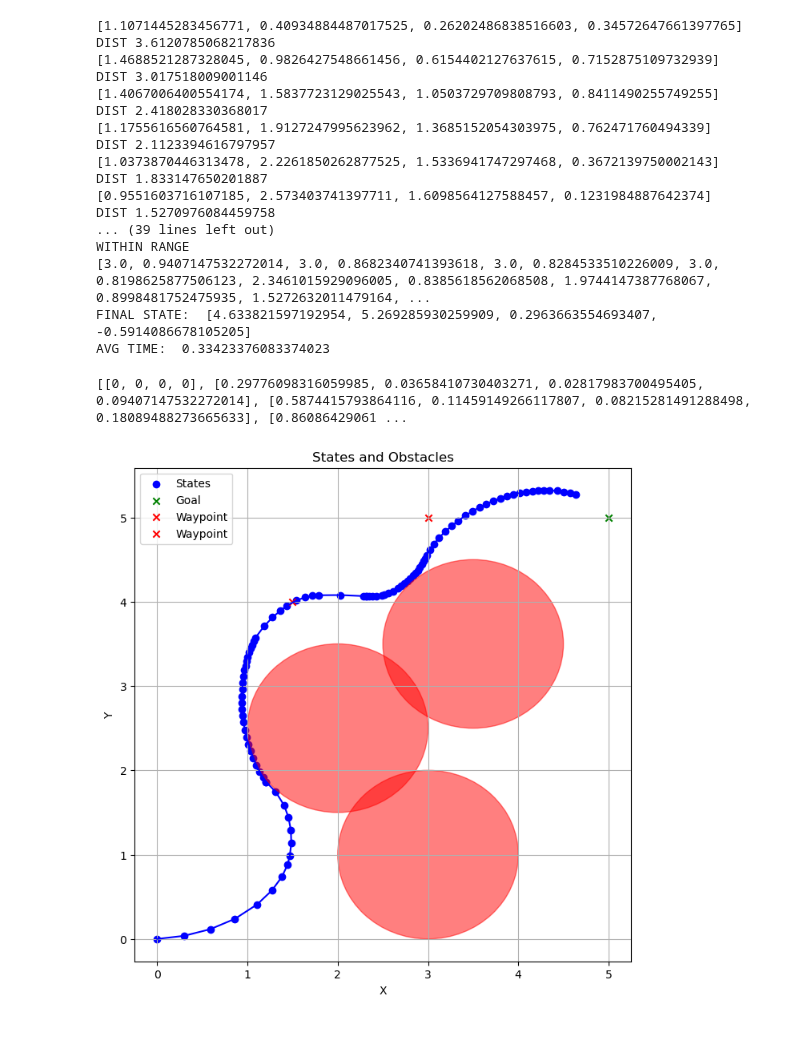
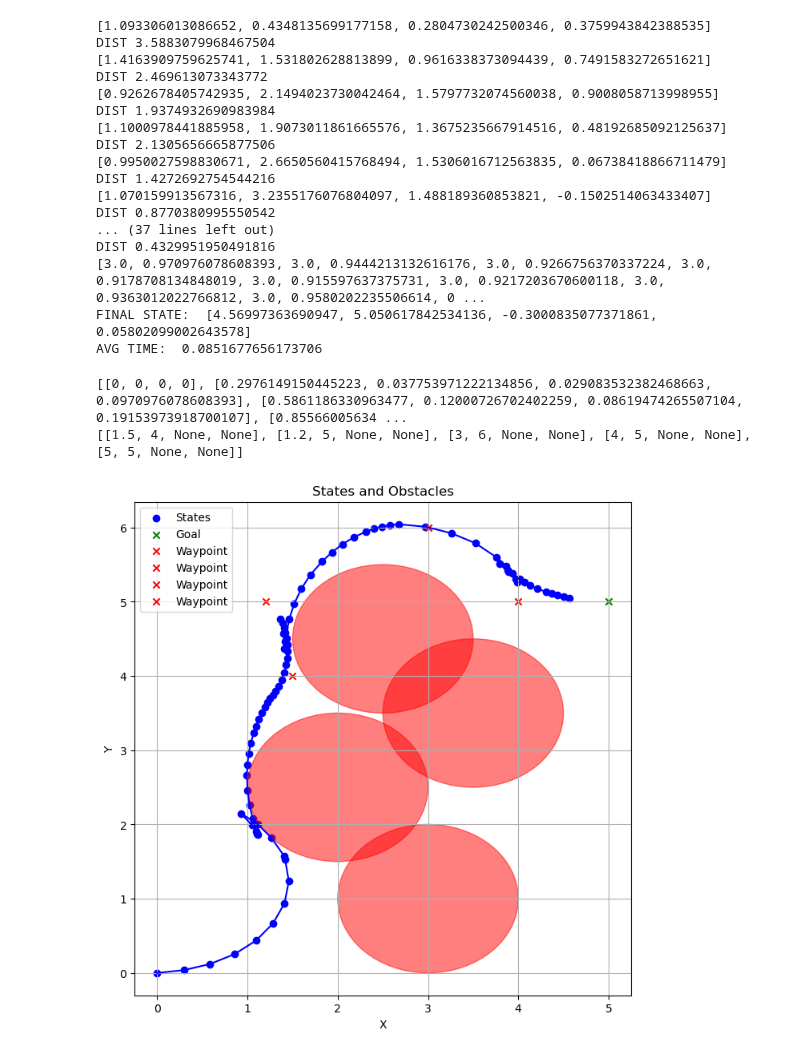
Before and after one commit to cornellev/Local_and_Global_Planning, a Jupyter notebook: local_sim/BicycleKinematics.ipynb, the cells around one changed output. Saved outputs shown, nothing was run; the diff lists cells and outputs as text; code cells hidden in the pictures.

Commit message:
Changed state costs, experimented with negative movement, works well.

```diff
--- a/local_sim/BicycleKinematics.ipynb
+++ b/local_sim/BicycleKinematics.ipynb
@@ -103,7 +103,7 @@ class State:
 from scipy.optimize import minimize, NonlinearConstraint
 
 class Optimizer:
-    def __init__(self, initial_state, waypoints, dT, per_state_cost_function, final_state_cost_function, goal, obstacles, input_bounds, additional_constraints=lambda x: 0):
+    def __init__(self, initial_state, waypoints, dT, N, per_state_cost_function, final_state_cost_function, goal, obstacles, input_bounds, additional_constraints=lambda x: 0):
         self.state = initial_state
         self.waypoints = waypoints
         self.state_cost = per_state_cost_function
@@ -113,12 +113,13 @@ class Optimizer:
         self.dT = dT
         self.additional_constraints = additional_constraints
         self.input_bounds = input_bounds
+        self.N = N
 
     def cost(self, x):
         waypoint_weight = 1
         goal_weight = .1
 
-        x = np.reshape(x, (-1, 2))
+        x = np.reshape(x, (self.N, 2))
         through_waypoint = float('inf')
 
         state = self.state.copy()
@@ -128,7 +129,11 @@ class Optimizer:
             through_waypoint = dist_to_waypoint
 
         cost = 0
+
         for i in x:
+            # if i[0] < 0:
+            #    cost += 10 * i[0]
+
             state.update(i[0], i[1], self.dT)
 
             dist_to_waypoint = ((state.position[0] - self.waypoints[0].position[0])**2 + (state.position[1] - self.waypoints[0].position[1])**2)**.5
@@ -256,12 +261,13 @@ def final_state_cost_function(state, goal):
 initial_state = State(1, [0, 0], 0, 0, position_bounds=[[-10, 10], [-10, 10]], ang_bounds=[None, None], st_ang_bounds=[-np.pi/3, np.pi/3])
 goal_state = State(1, [5, 5], None, None, position_bounds=[[-10, 10], [-10, 10]], ang_bounds=[None, None], st_ang_bounds=[-np.pi/3, np.pi/3])
 
-obstacles = [[2, 2.5, 1], [3, 1, 1], [3.5, 3.5, 1]]
-waypoints = [[1.5, 4, None, None], [3, 5, None, None], [goal_state.position[0], goal_state.position[1], None, None]]
+obstacles = [[2, 2.5, 1], [3, 1, 1], [3.5, 3.5, 1], [2.5, 4.5, 1]]
+waypoints = [[1.5, 4, None, None], [1.2, 5, None, None], [3, 6, None, None], [4, 5, None, None], [goal_state.position[0], goal_state.position[1], None, None]]
+
 # waypoints = [[goal_state.position[0], goal_state.position[1], None, None]]
 
 dT = .1
-N = 20
+N = 10
 
 # optimizer = Optimizer(initial_state, waypoints, dT, per_state_cost_function, final_state_cost_function, goal_state, obstacles, [[-3, 3], [-np.pi/4, np.pi/4]])
 # optimal_inputs = optimizer.calculate_optimal_input([2/dT/N, 0], N)
@@ -283,14 +289,16 @@ def within_range(state, waypoint):
 
     return dist_ <= range_
 
-while len(waypoints) > 0:
+waypoints_copy = waypoints.copy()
+
+while len(waypoints_copy) > 0:
     start_time = time.time()
-    optimizer = Optimizer(state.copy(), [State.fromRawState(way) for way in waypoints], dT, per_state_cost_function, final_state_cost_function, goal_state, obstacles, [[0, 3], [-np.pi/3, np.pi/3]])
+    optimizer = Optimizer(state.copy(), [State.fromRawState(way) for way in waypoints_copy], dT, N, per_state_cost_function, final_state_cost_function, goal_state, obstacles, [[0, 3], [-np.pi/3, np.pi/3]])
     # optimal_inputs = optimizer.calculate_optimal_input([2/dT/N, 0], N)
 
     # Set initial velocity and angle based on next waypoint
 
-    current_to_waypoint_vector = np.array([waypoints[0][0] - state.position[0], waypoints[0][1] - state.position[1]])
+    current_to_waypoint_vector = np.array([waypoints_copy[0][0] - state.position[0], waypoints_copy[0][1] - state.position[1]])
 
     current_to_waypoint_needed_velocity = np.linalg.norm(current_to_waypoint_vector) / dT / N
     current_to_waypoint_needed_steering_angle = (np.arctan2(current_to_waypoint_vector[1], current_to_waypoint_vector[0]) - state.heading_angle) / dT / N
@@ -315,33 +323,33 @@ while len(waypoints) > 0:
 
     print(state.raw_state())
 
-    if within_range(state, waypoints[0]):
-        if within_range(state, waypoints[-1]):
-            print("WITHIN RANGE")
+    if within_range(state, waypoints_copy[0]):
+        print("WITHIN RANGE")
+        if within_range(state, waypoints_copy[-1]):
             break
-        waypoints.pop(0)
+        waypoints_copy.pop(0)
 
 print(total_inputs)
 print("FINAL STATE: ", state.raw_state())
 print("AVG TIME: ", time_spent / iters_spent)
 # %% [output]
-[1.1071445283456771, 0.40934884487017525, 0.26202486838516603, 0.34572647661397765]
-DIST 3.6120785068217836
-[1.4688521287328045, 0.9826427548661456, 0.6154402127637615, 0.7152875109732939]
-DIST 3.017518009001146
-[1.4067006400554174, 1.5837723129025543, 1.0503729709808793, 0.8411490255749255]
-DIST 2.418028330368017
-[1.1755616560764581, 1.9127247995623962, 1.3685152054303975, 0.762471760494339]
-DIST 2.1123394616797957
-[1.0373870446313478, 2.2261850262877525, 1.5336941747297468, 0.3672139750002143]
-DIST 1.833147650201887
-[0.9551603716107185, 2.573403741397711, 1.6098564127588457, 0.1231984887642374]
-DIST 1.5270976084459758
-... (39 lines left out)
-WITHIN RANGE
-[3.0, 0.9407147532272014, 3.0, 0.8682340741393618, 3.0, 0.8284533510226009, 3.0, 0.8198625877506123, 2.3461015929096005, 0.8385618562068508, 1.9744147387768067, 0.8998481752475935, 1.5272632011479164, ...
-FINAL STATE:  [4.633821597192954, 5.269285930259909, 0.2963663554693407, -0.5914086678105205]
-AVG TIME:  0.33423376083374023
+[1.093306013086652, 0.4348135699177158, 0.2804730242500346, 0.3759943842388535]
+DIST 3.5883079968467504
+[1.4163909759625741, 1.531802628813899, 0.9616338373094439, 0.7491583272651621]
+DIST 2.469613073343772
+[0.9262678405742935, 2.1494023730042464, 1.5797732074560038, 0.9008058713998955]
+DIST 1.9374932690983984
+[1.1000978441885958, 1.9073011861665576, 1.3675235667914516, 0.48192685092125637]
+DIST 2.1305656665877506
+[0.9950027598830671, 2.6650560415768494, 1.5306016712563835, 0.06738418866711479]
+DIST 1.4272692754544216
+[1.070159913567316, 3.2355176076804097, 1.488189360853821, -0.1502514063433407]
+DIST 0.8770380995550542
+... (37 lines left out)
+DIST 0.4329951950491816
+[3.0, 0.970976078608393, 3.0, 0.9444213132616176, 3.0, 0.9266756370337224, 3.0, 0.9178708134848019, 3.0, 0.915597637375731, 3.0, 0.9217203670600118, 3.0, 0.9363012022766812, 3.0, 0.9580202235506614, 0 ...
+FINAL STATE:  [4.56997363690947, 5.050617842534136, -0.3000835077371861, 0.05802099002643578]
+AVG TIME:  0.0851677656173706
 # %%
 import matplotlib.pyplot as plt
 
@@ -352,8 +360,6 @@ new_actions = np.reshape(total_inputs, (-1, 2))
 # current_to_waypoint_needed_steering_angle = np.arctan2(current_to_waypoint_vector[1], current_to_waypoint_vector[0]) / dT / N
 
 # new_actions = np.reshape([3.18688719599549, 1.373400766945016, 3.18688719599549, 1.373400766945016, 3.18688719599549, 1.373400766945016, 3.18688719599549, 1.373400766945016, 3.18688719599549, 1.373400766945016, 3.18688719599549, 1.373400766945016, 3.18688719599549, 1.373400766945016, 3.18688719599549, 1.373400766945016, 3.18688719599549, 1.373400766945016, 3.18688719599549, 1.373400766945016], (-1, 2))
-
-waypoints = [[1.5, 4, None, None], [3, 5, None, None], [goal_state.position[0], goal_state.position[1], None, None]]
 
 state = initial_state.copy()
 states = [state.raw_state()]
@@ -364,32 +370,35 @@ for action in new_actions:
 print(states)
 
 x = [state[0] for state in states]
 y = [state[1] for state in states]
 
 # Plot states and obstacles
 plt.figure(figsize=(8, 8))
 plt.scatter(x, y, color='blue', label='States')
 for obstacle in obstacles:
     circle = plt.Circle((obstacle[0], obstacle[1]), obstacle[2], color='red', alpha=0.5)
     plt.gca().add_patch(circle)
 
 # Plot the goal
 plt.scatter(goal_state.position[0], goal_state.position[1], color='green', marker='x', label='Goal')
 
 # Plot the waypoints
 for waypoint in waypoints[:-1]:
     plt.scatter(waypoint[0], waypoint[1], color='red', marker='x', label='Waypoint')
 
+print(waypoints)
+
 # Plot lines between states
 for i in range(len(x) - 1):
     plt.plot([x[i], x[i+1]], [y[i], y[i+1]], color='blue')
 
 plt.xlabel('X')
 plt.ylabel('Y')
 plt.title('States and Obstacles')
 plt.legend()
 plt.grid(True)
 plt.show()
 # %% [output]
-[[0, 0, 0, 0], [0.29776098316059985, 0.03658410730403271, 0.02817983700495405, 0.09407147532272014], [0.5874415793864116, 0.11459149266117807, 0.08215281491288498, 0.18089488273665633], [0.86086429061 ...
+[[0, 0, 0, 0], [0.2976149150445223, 0.037753971222134856, 0.029083532382468663, 0.0970976078608393], [0.5861186330963477, 0.12000726702402259, 0.08619474265507104, 0.19153973918700107], [0.85566005634 ...
+[[1.5, 4, None, None], [1.2, 5, None, None], [3, 6, None, None], [4, 5, None, None], [5, 5, None, None]]
-[figure, old version]
+[figure, new version]
```
